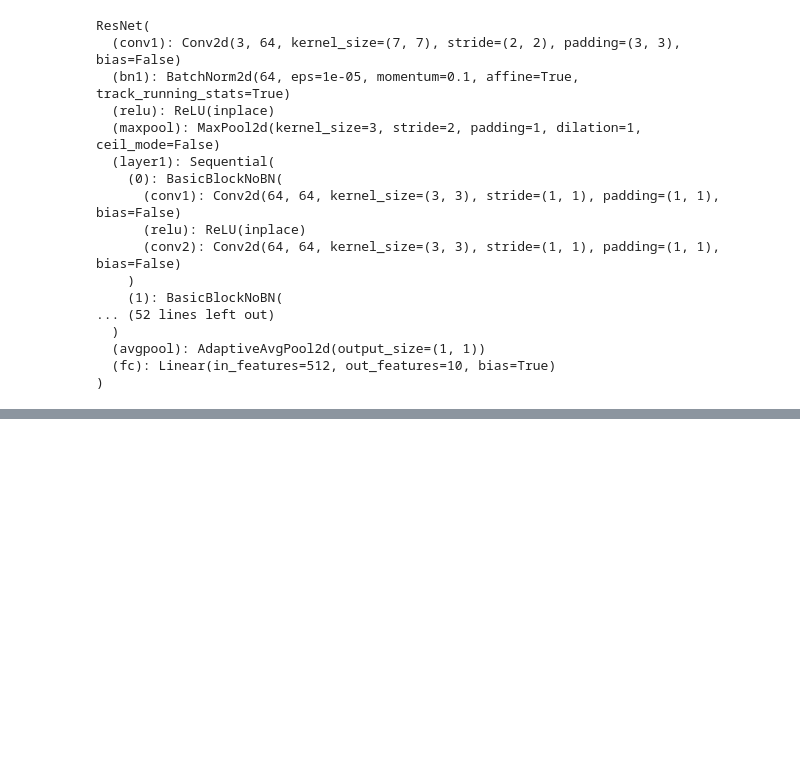
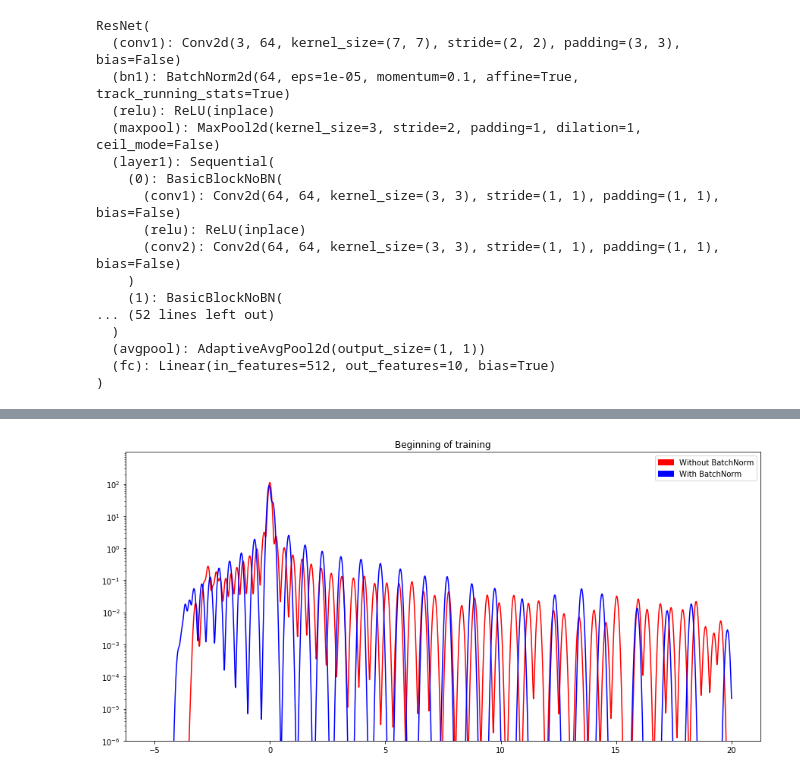
Before and after one commit to LeviViana/torchessian, a Jupyter notebook: CIFAR10Spectrum.ipynb, the cells around one changed output, grey strips where cells are left out. Drawn from its saved outputs; the diff is of its cells as text; code cells hidden in the pictures; blank space fills up the shorter version.

```diff
--- a/CIFAR10Spectrum.ipynb
+++ b/CIFAR10Spectrum.ipynb
@@ -303 +254,18 @@ KeyboardInterrupt:
+# %%
+support = torch.linspace(-5, 20, 10000)
+density = torchessian.F(support, L_no_bn[0], W_no_bn[0], m)
+fig, ax = plt.subplots(figsize=(15, 7))
+ax.plot(support.numpy(), density.numpy(), color='r')
+density = torchessian.F(support, L[0], W[0], m)
+ax.plot(support.numpy(), density.numpy(), color='b')
+ax.set_yscale('log')
+ax.set_yticks([10 ** (i - 7) for i in range(10)])
+ax.set_ylim(10 ** -6, 10 ** 3)
+red_patch = mpatches.Patch(color='red', label='Without BatchNorm')
+blue_patch = mpatches.Patch(color='blue', label='With BatchNorm')
+plt.legend(handles=[red_patch, blue_patch])
+plt.title("Beginning of training")
+plt.show()
+# %% [output]
+[figure, added]
 # %%
```
Also changed, not shown: parts of 15 cells of this notebook, 5 other files.
